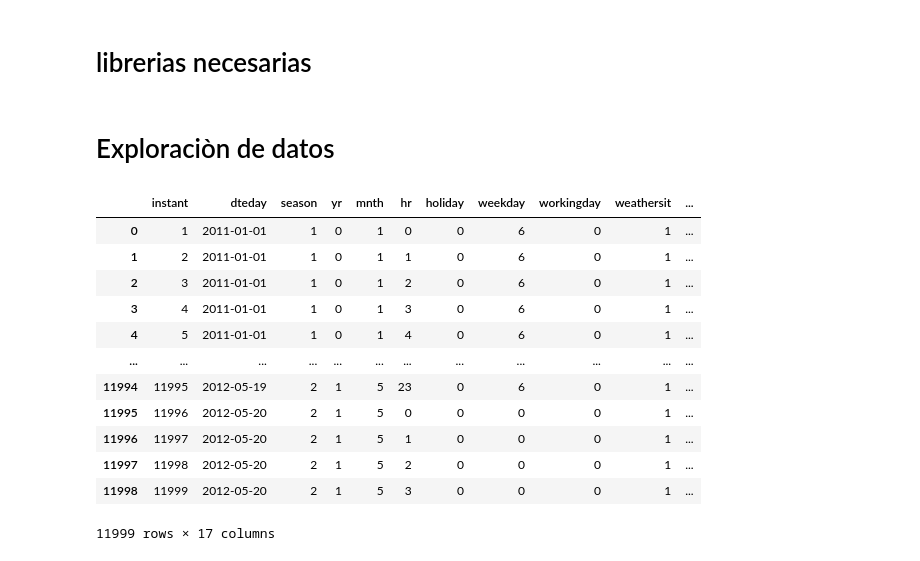
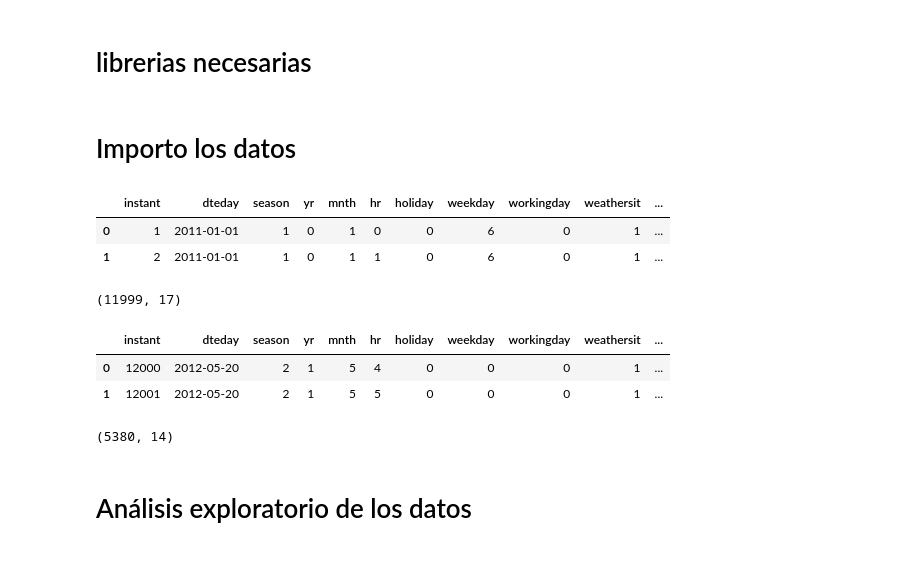
Before and after one commit to Sik1901/Datathon, a Jupyter notebook: Predicciones_bici.ipynb, the cells around one changed output. Saved outputs shown, nothing was run; the diff lists cells and outputs as text; code cells hidden in the pictures.

```diff
--- a/Predicciones_bici.ipynb
+++ b/Predicciones_bici.ipynb
@@ -16,4 +21,4 @@ import seaborn as sns
 # %% [markdown]
-# Exploraciòn de datos
+# Importo los datos
 # %%
 train = pd.read_excel('bike_train.xlsx')
@@ -20,20 +27,27 @@ train = pd.read_excel('bike_train.xlsx')
 # %%
 '''Visualizo datos '''
-train
+train.head(2)
 # %% [output]
 |  | instant | dteday | season | yr | mnth | hr | holiday | weekday | workingday | weathersit | ... |
 | 0 | 1 | 2011-01-01 | 1 | 0 | 1 | 0 | 0 | 6 | 0 | 1 | ... |
 | 1 | 2 | 2011-01-01 | 1 | 0 | 1 | 1 | 0 | 6 | 0 | 1 | ... |
-| 2 | 3 | 2011-01-01 | 1 | 0 | 1 | 2 | 0 | 6 | 0 | 1 | ... |
-| 3 | 4 | 2011-01-01 | 1 | 0 | 1 | 3 | 0 | 6 | 0 | 1 | ... |
-| 4 | 5 | 2011-01-01 | 1 | 0 | 1 | 4 | 0 | 6 | 0 | 1 | ... |
-| ... | ... | ... | ... | ... | ... | ... | ... | ... | ... | ... | ... |
-| 11994 | 11995 | 2012-05-19 | 2 | 1 | 5 | 23 | 0 | 6 | 0 | 1 | ... |
-| 11995 | 11996 | 2012-05-20 | 2 | 1 | 5 | 0 | 0 | 0 | 0 | 1 | ... |
-| 11996 | 11997 | 2012-05-20 | 2 | 1 | 5 | 1 | 0 | 0 | 0 | 1 | ... |
-| 11997 | 11998 | 2012-05-20 | 2 | 1 | 5 | 2 | 0 | 0 | 0 | 1 | ... |
-| 11998 | 11999 | 2012-05-20 | 2 | 1 | 5 | 3 | 0 | 0 | 0 | 1 | ... |
-11999 rows × 17 columns
+# %%
+train.shape
+# %% [output]
+(11999, 17)
+# %%
+'''Visualizo datos '''
+test.head(2)
+# %% [output]
+|  | instant | dteday | season | yr | mnth | hr | holiday | weekday | workingday | weathersit | ... |
+| 0 | 12000 | 2012-05-20 | 2 | 1 | 5 | 4 | 0 | 0 | 0 | 1 | ... |
+| 1 | 12001 | 2012-05-20 | 2 | 1 | 5 | 5 | 0 | 0 | 0 | 1 | ... |
+# %%
+test.shape
+# %% [output]
+(5380, 14)
+# %% [markdown]
+# Análisis exploratorio de los datos
 # %%
 '''Ver valores nulos'''
 train.isna().sum().sort_values()
```
Also changed, not shown: parts of 59 cells of this notebook, 1 other file.
